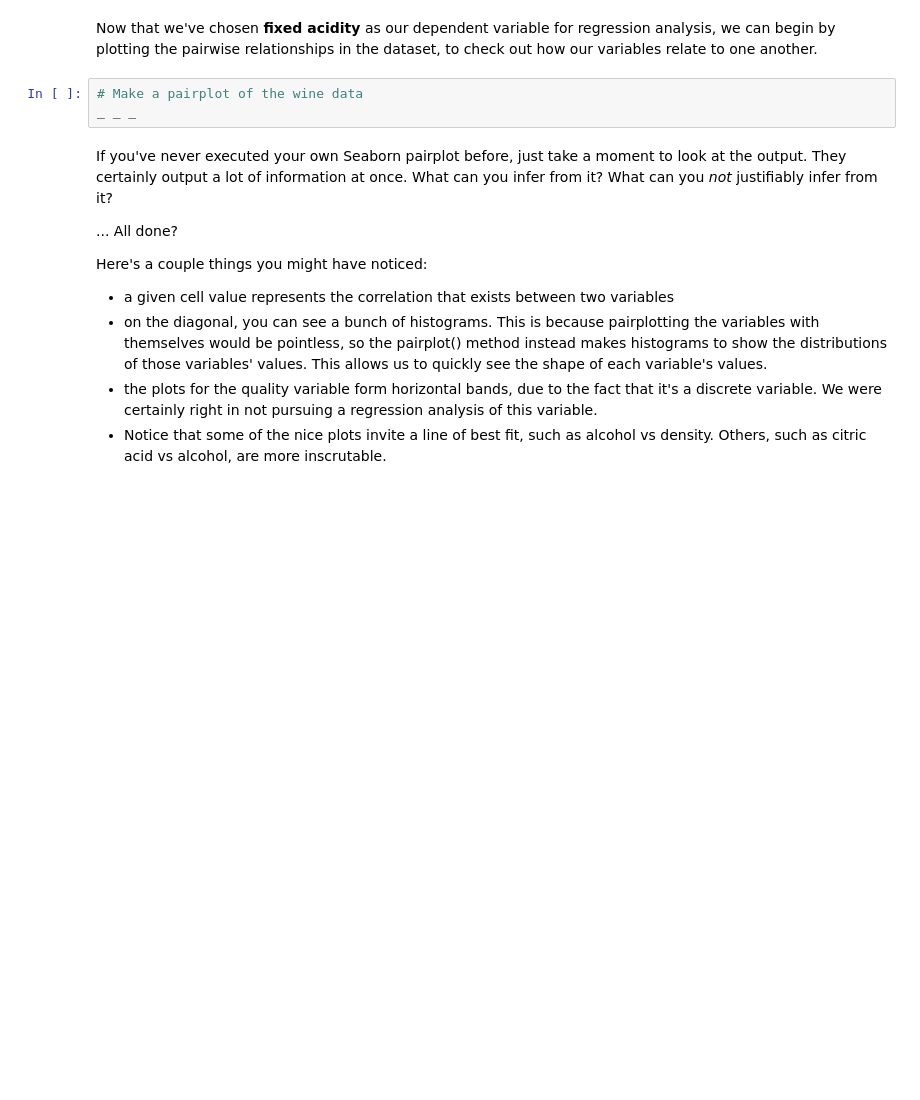
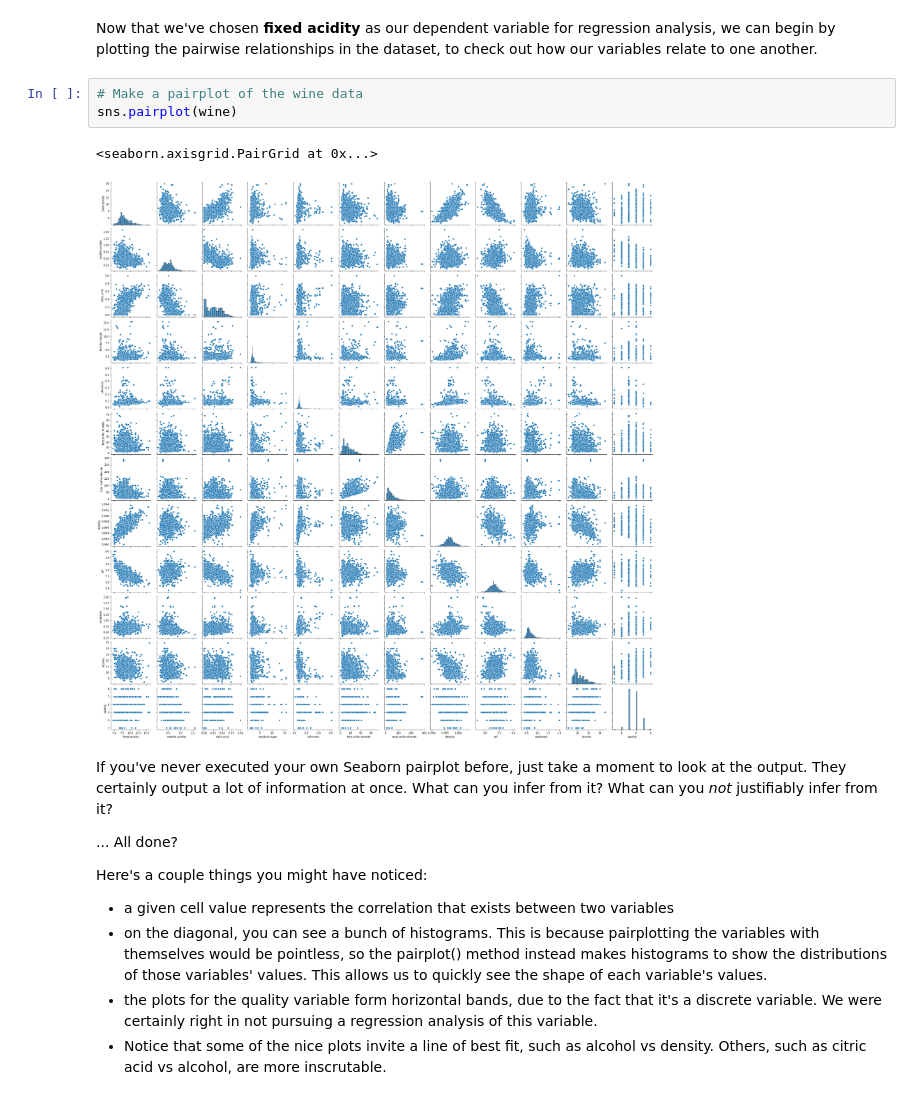
Before and after one commit to jbuckel/SpringboardNew, a Jupyter notebook: 11.4.1 Case Study - Linear Regression/Springboard Regression Case Study - the Red Wine Dataset - Tier 3.ipynb, the cells around one changed output. Drawn from its saved outputs; the diff is of its cells as text; blank space fills up the shorter version.

```diff
--- a/11.4.1 Case Study - Linear Regression/Springboard Regression Case Study - the Red Wine Dataset - Tier 3.ipynb
+++ b/11.4.1 Case Study - Linear Regression/Springboard Regression Case Study - the Red Wine Dataset - Tier 3.ipynb
@@ -160,7 +198,10 @@ The heading of this stage of the data science pipeline ('Cleaning, Transforming,
 Now that we've chosen **fixed acidity** as our dependent variable for regression analysis, we can begin by plotting the pairwise relationships in the dataset, to check out how our variables relate to one another.
 # %%
 # Make a pairplot of the wine data
-_ _ _
+sns.pairplot(wine)
+# %% [output]
+<seaborn.axisgrid.PairGrid at 0x...>
+[figure, added]
 # %% [markdown]
 If you've never executed your own Seaborn pairplot before, just take a moment to look at the output. They certainly output a lot of information at once. What can you infer from it? What can you *not* justifiably infer from it?
 
```
Also changed, not shown: parts of 34 cells of this notebook.
